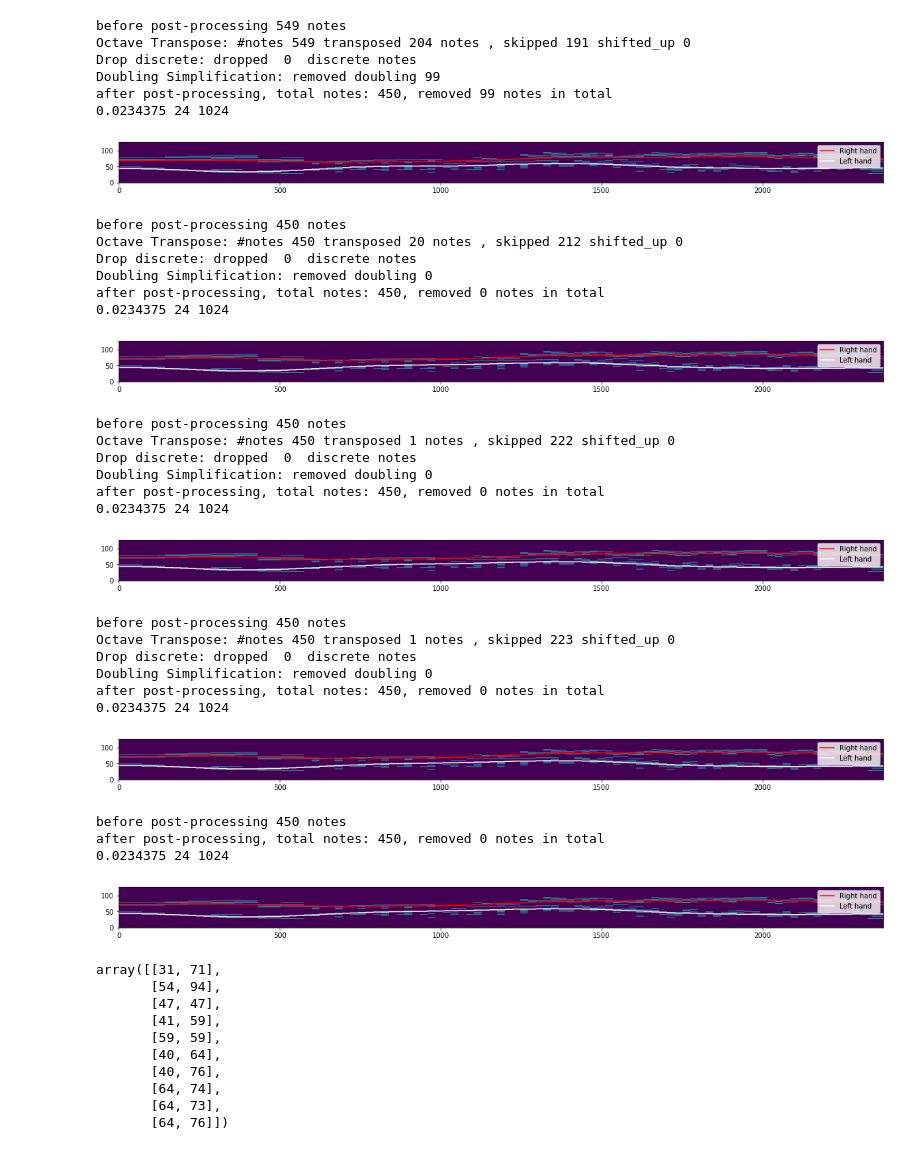
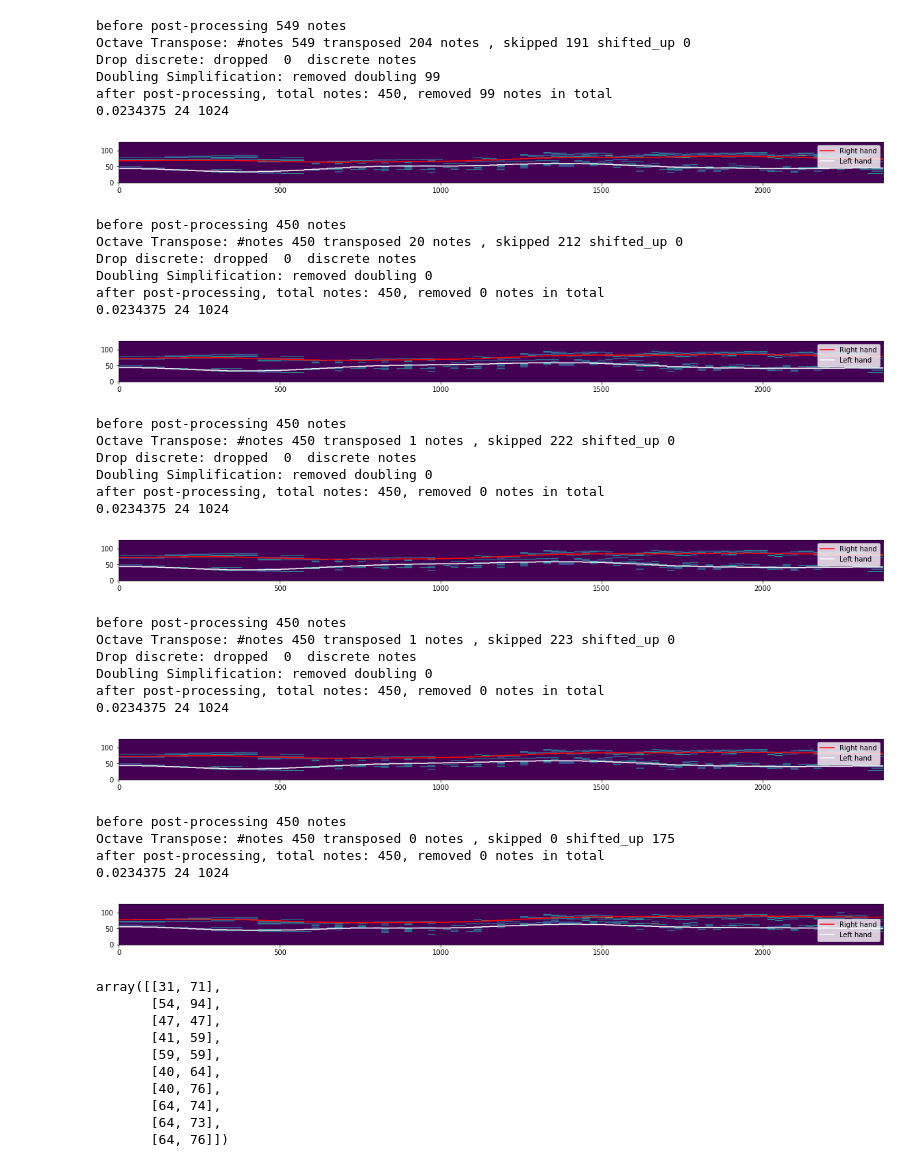
Before and after one commit to ChanTszKit/MIDI-BERT-2, a Jupyter notebook: postprocessing.ipynb, the cells around one changed output. Saved outputs shown, nothing was run; the diff lists cells and outputs as text; code cells hidden in the pictures.

```diff
--- a/postprocessing.ipynb
+++ b/postprocessing.ipynb
@@ -348,7 +348,7 @@ def octave_transpose(transpose_notes, tick_per_beat,threshold=10,center_threshol
                 left_highest_pitch=max(cached_left_notes, key=lambda n:n[1].pitch)[1].pitch
                 right_lowest_pitch=min(cached_right_notes, key=lambda n:n[1].pitch)[1].pitch
                 #print(left_highest_pitch,right_lowest_pitch,right_lowest_pitch-left_highest_pitch)
-                if shiftbase and right_lowest_pitch-left_highest_pitch>14:
+                if shiftbase and right_lowest_pitch-left_highest_pitch>18:
                     #print('shift up')
                     #print('shift up ',cached_left_notes[0][1].start//tick_per_beat,cached_left_notes,cached_right_notes)
                     for cached_note in cached_left_notes:
@@ -420,7 +420,7 @@ def octave_transpose(transpose_notes, tick_per_beat,threshold=10,center_threshol
         centers_per_beat,range_per_beat = get_centers_per_beat(transpose_notes, tick_per_beat,center_threshold,mode=mode)
         all_left_notes = list(filter(lambda note: note is not None,all_left_notes))
         all_right_notes = list(filter(lambda note: note is not None,all_right_notes))
-        return transpose_notes,centers_per_beat,range_per_beat
+        # return transpose_notes,centers_per_beat,range_per_beat
         return all_left_notes,all_right_notes,centers_per_beat,range_per_beat
 
     # visualization : center line of left/right hand
@@ -611,46 +611,47 @@ while True:
 notes,tick_per_beat = read_midi("post_processed.mid")
 org_notes=len(notes)
 print(f'before post-processing {org_notes} notes')
-# notes_lh,notes_rh, centers_per_beat,range_per_beat = octave_transpose(notes, tick_per_beat,0,1,range_per_beat,mode='minmax',shiftbase=True)
+notes_lh,notes_rh, centers_per_beat,range_per_beat = octave_transpose(notes, tick_per_beat,0,1,range_per_beat,mode='minmax',shiftbase=True)
 # notes, centers_per_beat,range_per_beat = octave_transpose(notes, tick_per_beat,0,1,range_per_beat,mode='minmax',shiftbase=True)
 cur_notes=len(notes)
 print(f'after post-processing, total notes: {cur_notes}, removed {org_notes-cur_notes} notes in total')
 visualize(notes,tick_per_beat,centers_per_beat=centers_per_beat,range_per_beat=None,length=5000)
-# write_midi(notes_lh, "post_processed.mid", tick_per_beat,notes_rh)
-write_midi(notes,"post_processed.mid", tick_per_beat)
+write_midi(notes_lh, "post_processed.mid", tick_per_beat,notes_rh)
+# write_midi(notes,"post_processed.mid", tick_per_beat)
 # %% [output]
 before post-processing 549 notes
 Octave Transpose: #notes 549 transposed 204 notes , skipped 191 shifted_up 0
 Drop discrete: dropped  0  discrete notes
 Doubling Simplification: removed doubling 99
 after post-processing, total notes: 450, removed 99 notes in total
 0.0234375 24 1024
 [figure]
 before post-processing 450 notes
 Octave Transpose: #notes 450 transposed 20 notes , skipped 212 shifted_up 0
 Drop discrete: dropped  0  discrete notes
 Doubling Simplification: removed doubling 0
 after post-processing, total notes: 450, removed 0 notes in total
 0.0234375 24 1024
 [figure]
 before post-processing 450 notes
 Octave Transpose: #notes 450 transposed 1 notes , skipped 222 shifted_up 0
 Drop discrete: dropped  0  discrete notes
 Doubling Simplification: removed doubling 0
 after post-processing, total notes: 450, removed 0 notes in total
 0.0234375 24 1024
 [figure]
 before post-processing 450 notes
 Octave Transpose: #notes 450 transposed 1 notes , skipped 223 shifted_up 0
 Drop discrete: dropped  0  discrete notes
 Doubling Simplification: removed doubling 0
 after post-processing, total notes: 450, removed 0 notes in total
 0.0234375 24 1024
 [figure]
 before post-processing 450 notes
+Octave Transpose: #notes 450 transposed 0 notes , skipped 0 shifted_up 175
 after post-processing, total notes: 450, removed 0 notes in total
 0.0234375 24 1024
-[figure, old version]
+[figure, new version]
 # %%
 range_per_beat[40:50]
 # %% [output]
```
